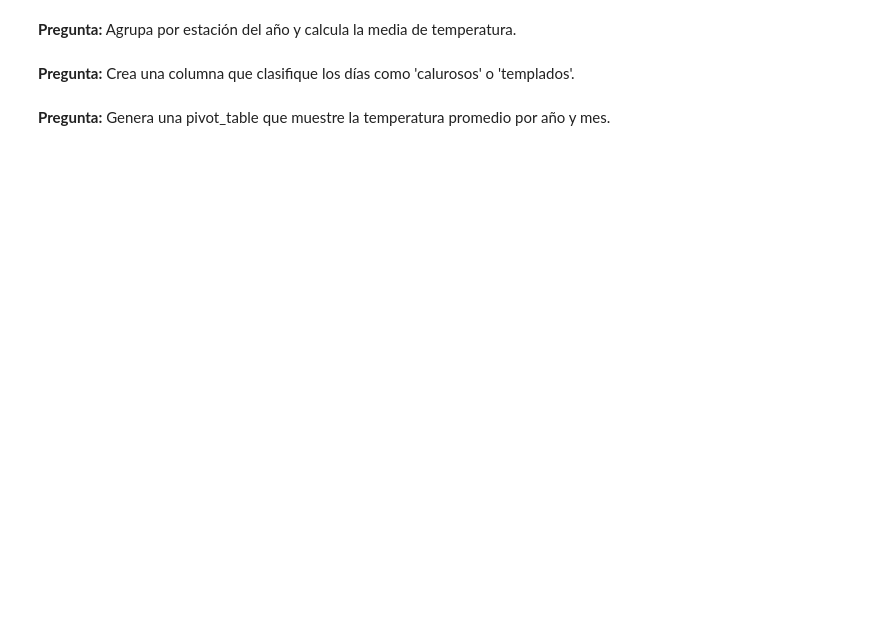
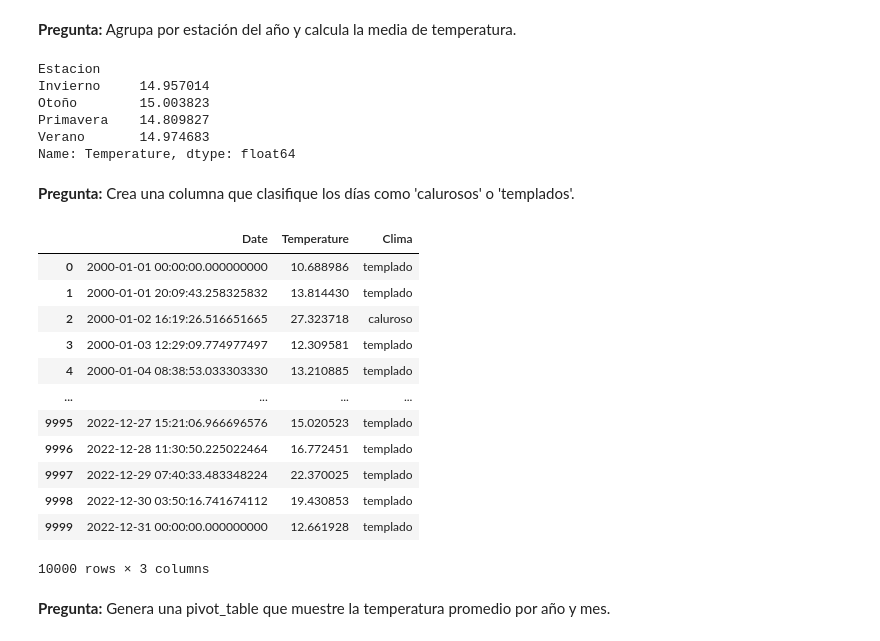
Before and after one commit to Luis-Angel-Jimenez/Anal-ticadeDatosNegociosDigitales, a Jupyter notebook: 03-Tratamiento-y-Exploración_de_los_datos/03-practica-pandas-visualizacion/practicas-con-datasets-kaggle.ipynb, the cells around one changed output. Drawn from its saved outputs; the diff is of its cells as text; code cells hidden in the pictures; blank space fills up the shorter version.

```diff
--- a/03-Tratamiento-y-Exploración_de_los_datos/03-practica-pandas-visualizacion/practicas-con-datasets-kaggle.ipynb
+++ b/03-Tratamiento-y-Exploración_de_los_datos/03-practica-pandas-visualizacion/practicas-con-datasets-kaggle.ipynb
@@ -346,10 +574,42 @@ df_climate
 **Pregunta:** Agrupa por estación del año y calcula la media de temperatura.
 # %%
 # Tu código aquí
+df_climate["Estacion"] = df_climate["Date"].dt.month % 12 // 3 + 1
+nombres_estaciones = {1: "Invierno", 2: "Primavera", 3: "Verano", 4: "Otoño"}
+df_climate["Estacion"] = df_climate["Estacion"].map(nombres_estaciones)
+
+media_temp_estacion = df_climate.groupby("Estacion")["Temperature"].mean()
+
+print(media_temp_estacion)
+# %% [output]
+Estacion
+Invierno     14.957014
+Otoño        15.003823
+Primavera    14.809827
+Verano       14.974683
+Name: Temperature, dtype: float64
 # %% [markdown]
 **Pregunta:** Crea una columna que clasifique los días como 'calurosos' o 'templados'.
 # %%
 # Tu código aquí
+df_climate["Clima"] = "templado"
+df_climate.loc[df_climate["Temperature"] > 25, "Clima"] = "caluroso"
+clima = df_climate[["Date", "Temperature", "Clima"]]
+clima
+# %% [output]
+|  | Date | Temperature | Clima |
+| 0 | 2000-01-01 00:00:00.000000000 | 10.688986 | templado |
+| 1 | 2000-01-01 20:09:43.258325832 | 13.814430 | templado |
+| 2 | 2000-01-02 16:19:26.516651665 | 27.323718 | caluroso |
+| 3 | 2000-01-03 12:29:09.774977497 | 12.309581 | templado |
+| 4 | 2000-01-04 08:38:53.033303330 | 13.210885 | templado |
+| ... | ... | ... | ... |
+| 9995 | 2022-12-27 15:21:06.966696576 | 15.020523 | templado |
+| 9996 | 2022-12-28 11:30:50.225022464 | 16.772451 | templado |
+| 9997 | 2022-12-29 07:40:33.483348224 | 22.370025 | templado |
+| 9998 | 2022-12-30 03:50:16.741674112 | 19.430853 | templado |
+| 9999 | 2022-12-31 00:00:00.000000000 | 12.661928 | templado |
+10000 rows × 3 columns
 # %% [markdown]
 **Pregunta:** Genera una pivot_table que muestre la temperatura promedio por año y mes.
 # %%
```
Also changed, not shown: parts of 24 cells of this notebook, 25 other files.
